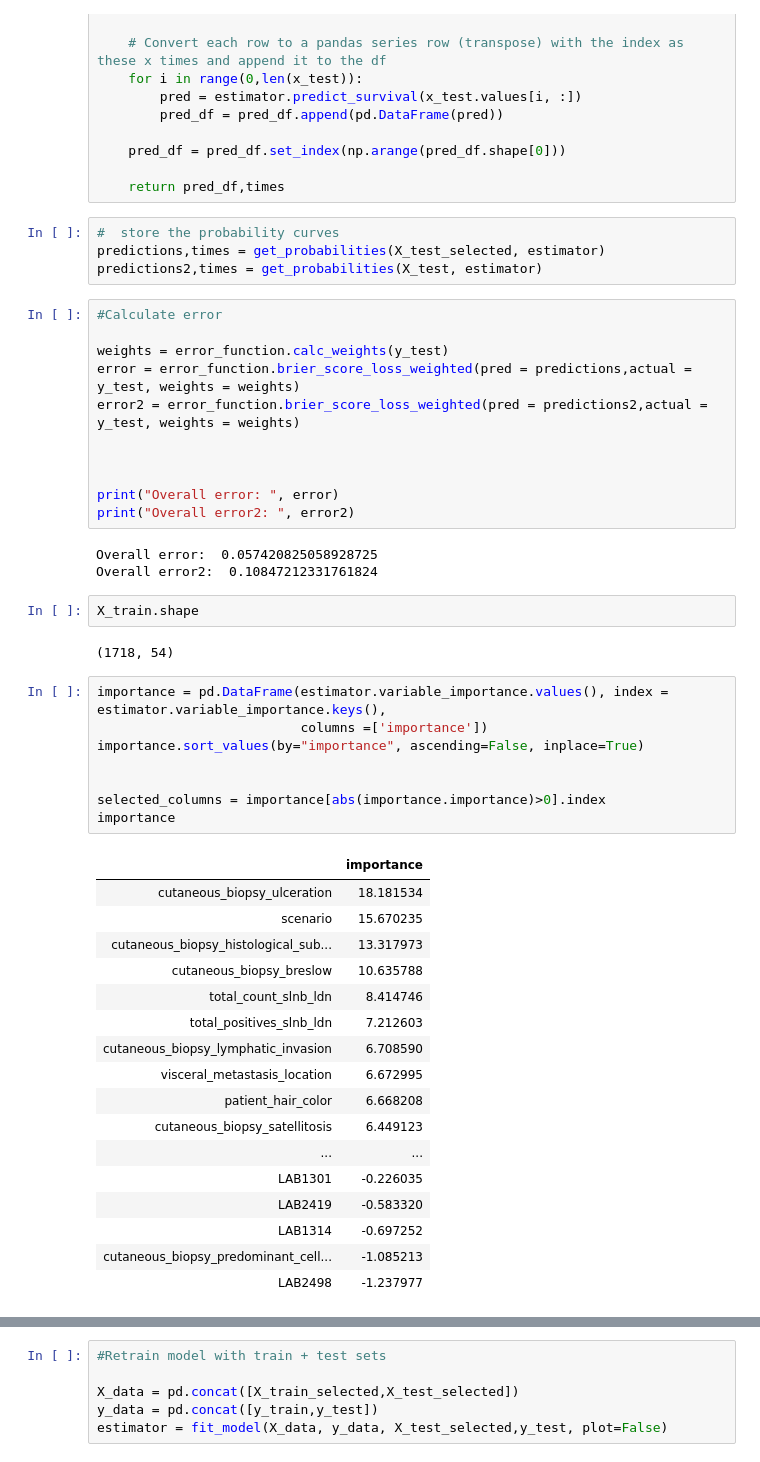
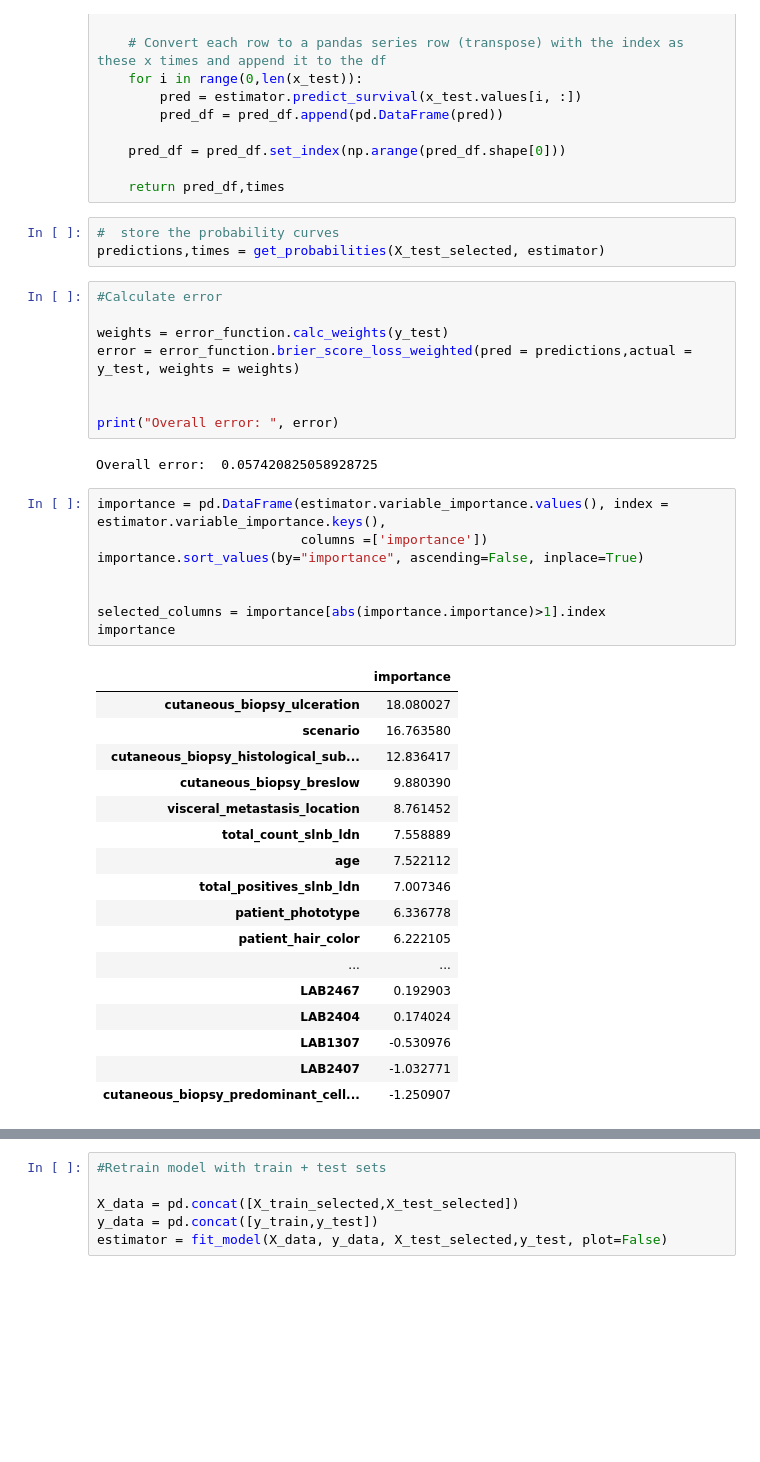
Before and after one commit to laiadc/ProjectAgileDataScience, a Jupyter notebook: Model/Model-ExtraST.ipynb, the cells around one changed output, grey strips where cells are left out. Saved outputs shown, nothing was run; the diff lists cells and outputs as text; blank space fills up the shorter version.

```diff
--- a/Model/Model-ExtraST.ipynb
+++ b/Model/Model-ExtraST.ipynb
@@ -92,48 +92,39 @@ def get_probabilities(x_test, estimator):
 # %%
 #  store the probability curves
 predictions,times = get_probabilities(X_test_selected, estimator)
-predictions2,times = get_probabilities(X_test, estimator)
 # %%
 #Calculate error
 
 weights = error_function.calc_weights(y_test)
 error = error_function.brier_score_loss_weighted(pred = predictions,actual = y_test, weights = weights)
-error2 = error_function.brier_score_loss_weighted(pred = predictions2,actual = y_test, weights = weights)
-
 
 
 print("Overall error: ", error)
-print("Overall error2: ", error2)
 # %% [output]
 Overall error:  0.057420825058928725
-Overall error2:  0.10847212331761824
-# %%
-X_train.shape
-# %% [output]
-(1718, 54)
 # %%
 importance = pd.DataFrame(estimator.variable_importance.values(), index =  estimator.variable_importance.keys(),
                           columns =['importance'])
 importance.sort_values(by="importance", ascending=False, inplace=True)
 
 
-selected_columns = importance[abs(importance.importance)>0].index
+selected_columns = importance[abs(importance.importance)>1].index
 importance
 # %% [output]
 |  | importance |
-| cutaneous_biopsy_ulceration | 18.181534 |
-| scenario | 15.670235 |
-| cutaneous_biopsy_histological_sub... | 13.317973 |
-| cutaneous_biopsy_breslow | 10.635788 |
-| total_count_slnb_ldn | 8.414746 |
-| total_positives_slnb_ldn | 7.212603 |
-| cutaneous_biopsy_lymphatic_invasion | 6.708590 |
-| visceral_metastasis_location | 6.672995 |
-| patient_hair_color | 6.668208 |
-| cutaneous_biopsy_satellitosis | 6.449123 |
+| cutaneous_biopsy_ulceration | 18.080027 |
+| scenario | 16.763580 |
+| cutaneous_biopsy_histological_sub... | 12.836417 |
+| cutaneous_biopsy_breslow | 9.880390 |
+| visceral_metastasis_location | 8.761452 |
+| total_count_slnb_ldn | 7.558889 |
+| age | 7.522112 |
+| total_positives_slnb_ldn | 7.007346 |
+| patient_phototype | 6.336778 |
+| patient_hair_color | 6.222105 |
 | ... | ... |
-| LAB1301 | -0.226035 |
-| LAB2419 | -0.583320 |
-| LAB1314 | -0.697252 |
-| cutaneous_biopsy_predominant_cell... | -1.085213 |
-| LAB2498 | -1.237977 |
+| LAB2467 | 0.192903 |
+| LAB2404 | 0.174024 |
+| LAB1307 | -0.530976 |
+| LAB2407 | -1.032771 |
+| cutaneous_biopsy_predominant_cell... | -1.250907 |
```
Also changed, not shown: parts of 4 cells of this notebook, 10 other files.
